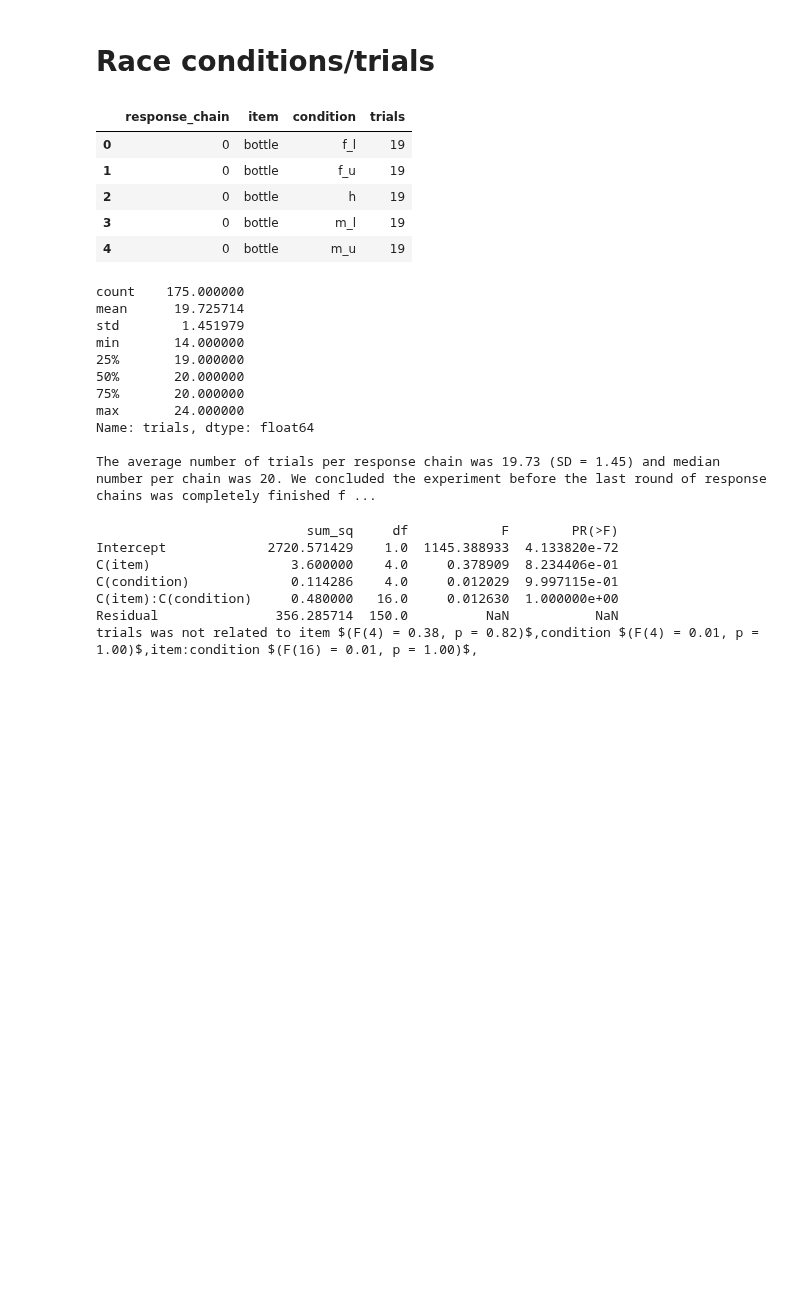
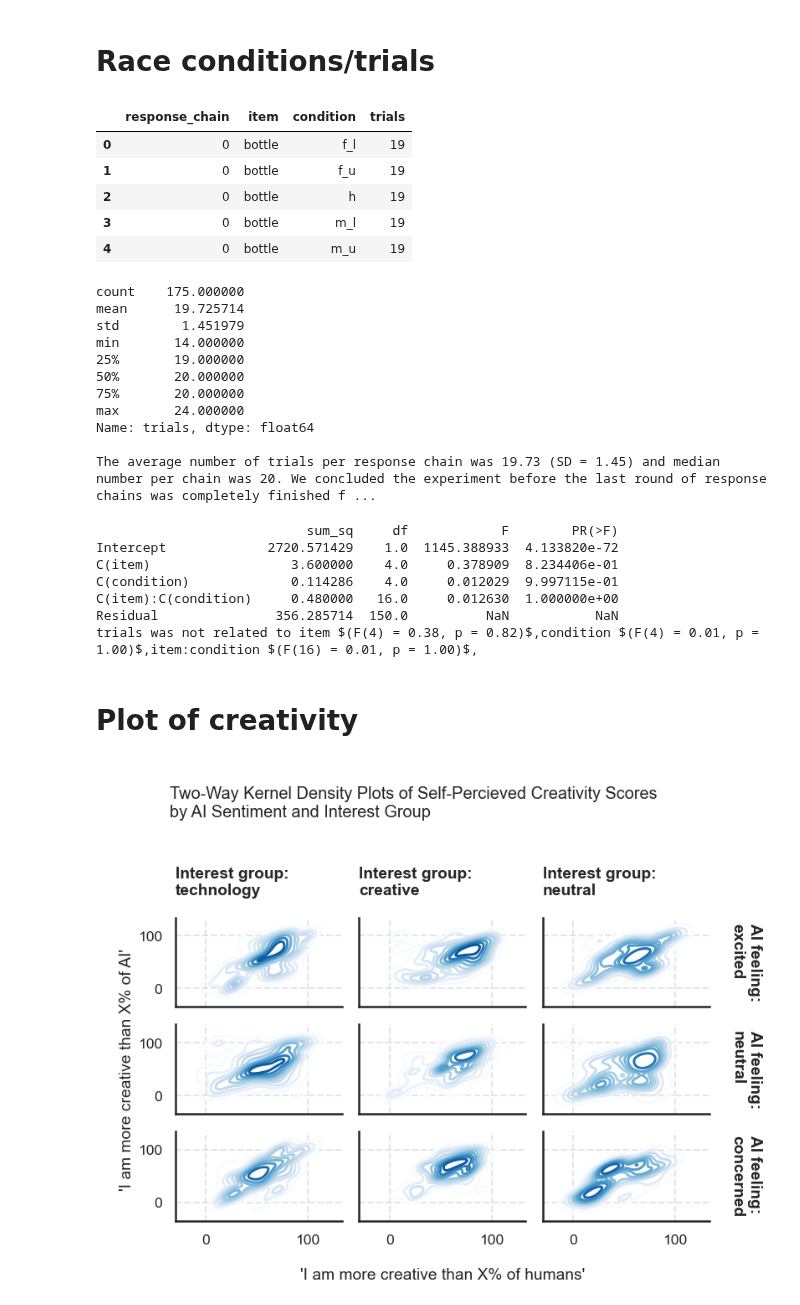
Before and after one commit to josh-ashkinaze/net_create, a Jupyter notebook: scripts/analyze_experiment/get_data.ipynb, the cells around one changed output. Saved outputs shown, nothing was run; the diff lists cells and outputs as text; code cells hidden in the pictures; blank space fills up the shorter version.

```diff
--- a/scripts/analyze_experiment/get_data.ipynb
+++ b/scripts/analyze_experiment/get_data.ipynb
@@ -701,3 +719,77 @@ C(condition)             0.114286    4.0     0.012029  9.997115e-01
 C(item):C(condition)     0.480000   16.0     0.012630  1.000000e+00
 Residual               356.285714  150.0          NaN           NaN
 trials was not related to item $(F(4) = 0.38, p = 0.82)$,condition $(F(4) = 0.01, p = 1.00)$,item:condition $(F(16) = 0.01, p = 1.00)$,
+# %% [markdown]
+# Plot of creativity
+# %%
+import pandas as pd
+import seaborn as sns
+import matplotlib.pyplot as plt
+
+
+def make_aesthetic(hex_color_list=None):
+    """Make Seaborn look clean"""
+    sns.set(style='white', context='poster', font_scale=0.8)
+    if not hex_color_list:
+        hex_color_list = [
+        "#826AED", # Medium slate blue
+        "#00A896", # Persian green
+        "#D41876", # Telemagenta
+        "#89DAFF", # Pale azure
+        "#F7B2AD", # Melon
+        "#342E37", # Dark grayish-purple
+        "#7DCD85", # Emerald
+        "#E87461", # Medium-bright orange
+        "#E3B505", # Saffron
+        "#2C3531", # Dark charcoal gray with a green undertone
+        "#D4B2D8", # Pink lavender
+        "#7E6551", # Coyote
+        "#F45B69", # Vibrant pinkish-red
+        "#020887", # Phthalo Blue
+        "#F18805"  # Tangerine
+        ]
+    sns.set_palette(sns.color_palette(hex_color_list))
+    plt.rcParams['font.family'] = 'Arial'
+    plt.rcParams['axes.spines.right'] = False
+    plt.rcParams['axes.spines.top'] = False
+    plt.rcParams['axes.titlelocation'] = 'left'
+    plt.rcParams['axes.titleweight'] = 'normal'
+    plt.rcParams['axes.grid'] = True
+    plt.rcParams['grid.linestyle'] = '--'
+    plt.rcParams['grid.alpha'] = 0.5
+    plt.rcParams['axes.facecolor'] = 'white'
+    plt.rcParams['legend.frameon'] = True
+    plt.rcParams['legend.framealpha'] = 0.8
+    plt.rcParams['legend.facecolor'] = 'white'
+    plt.rcParams['savefig.transparent'] = True
+    plt.rcParams['savefig.bbox'] = 'tight'
+    plt.rcParams['savefig.pad_inches'] = 0.1
+    plt.rcParams['figure.autolayout'] = True
+make_aesthetic()
+
+df = pd.read_csv("../../data/experiment_data/data_clean.csv")
+df['interest_group'] = df['source'].apply(lambda x: interest_group(x))
+df = df.dropna(subset=['ai_feeling', 'interest_group', 'creativity_ai', 'creativity_human'])
+
+
+
+g = sns.FacetGrid(df, row="ai_feeling", col="interest_group", margin_titles=True, sharex=True, sharey=True, height=3, aspect=1.25)
+g.map(sns.kdeplot, 'creativity_human', 'creativity_ai', cmap='Blues')
+
+# Add some labels
+g.set_axis_labels("I am more creative than\n X% of Humans", "Creativity AI")
+g.set_titles(row_template="AI feeling:\n{row_name}\n", col_template="Interest group:\n{col_name}\n", fontweight='bold')
+g.fig.suptitle('\nTwo-Way Kernel Density Plots of Self-Percieved Creativity Scores\nby AI Sentiment and Interest Group', size=20, ha='left', x=0.10)
+g.fig.tight_layout(rect=[0, 0, 1, 0.96])
+
+# Clearing default x and y labels
+for ax in g.axes.flat:
+    ax.set_xlabel('')
+    ax.set_ylabel('')
+
+g.axes[-1][1].set_xlabel("\n'I am more creative than X% of humans'")
+g.axes[1][0].set_ylabel("\n'I am more creative than X% of AI'")
+
+plt.savefig("two_way.png", dpi=400)
+# %% [output]
+[figure, added]
```
Also changed, not shown: parts of 10 cells of this notebook, 1 other file.
